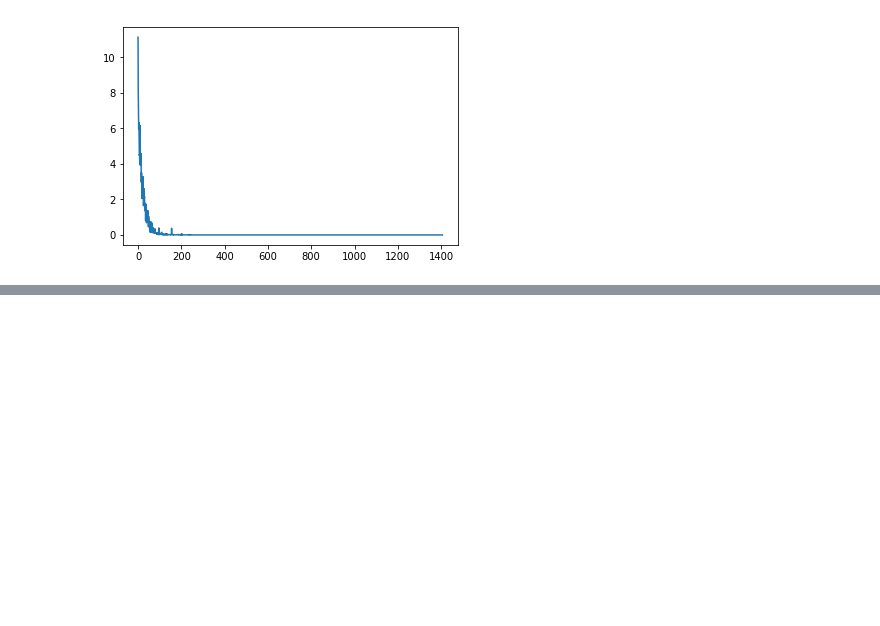
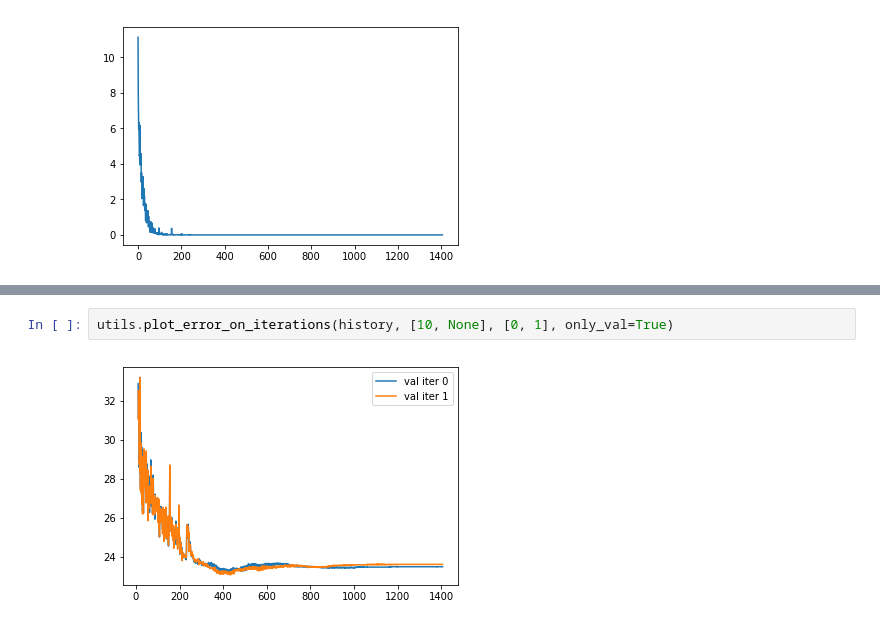
Before and after one commit to IFLED/confnn, a Jupyter notebook: experiments/notebooks/2_stage/cifar10-baseline-use-priors.ipynb, the cells around one changed output, grey strips where cells are left out. Drawn from its saved outputs; the diff is of its cells as text; blank space fills up the shorter version.

```diff
--- a/experiments/notebooks/2_stage/cifar10-baseline-use-priors.ipynb
+++ b/experiments/notebooks/2_stage/cifar10-baseline-use-priors.ipynb
@@ -239,0 +170,4 @@ pyplot.legend()
+# %%
+utils.plot_error_on_iterations(history, [10, None], [0, 1], only_val=True)
+# %% [output]
+[figure, added]
```
Also changed, not shown: parts of 18 cells of this notebook, 1 other file.
